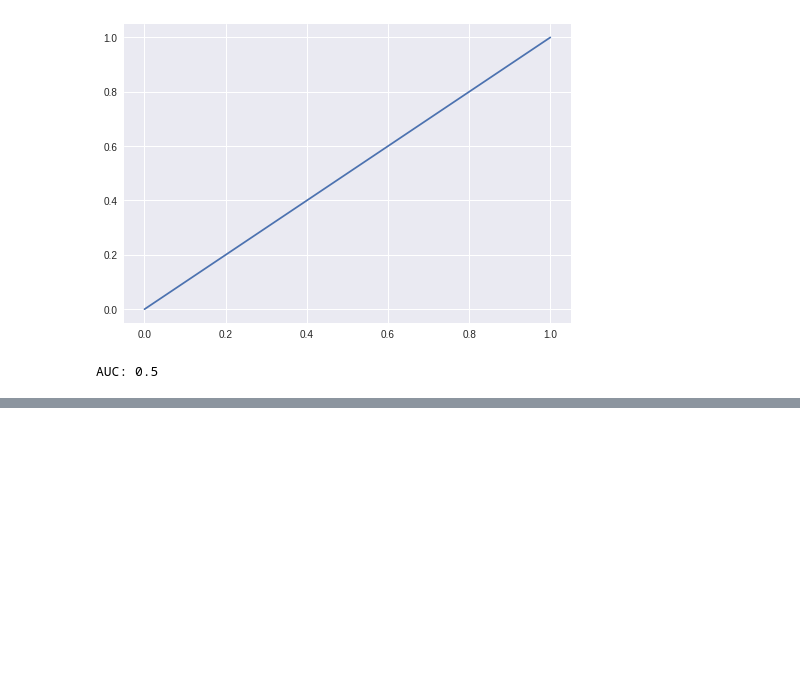
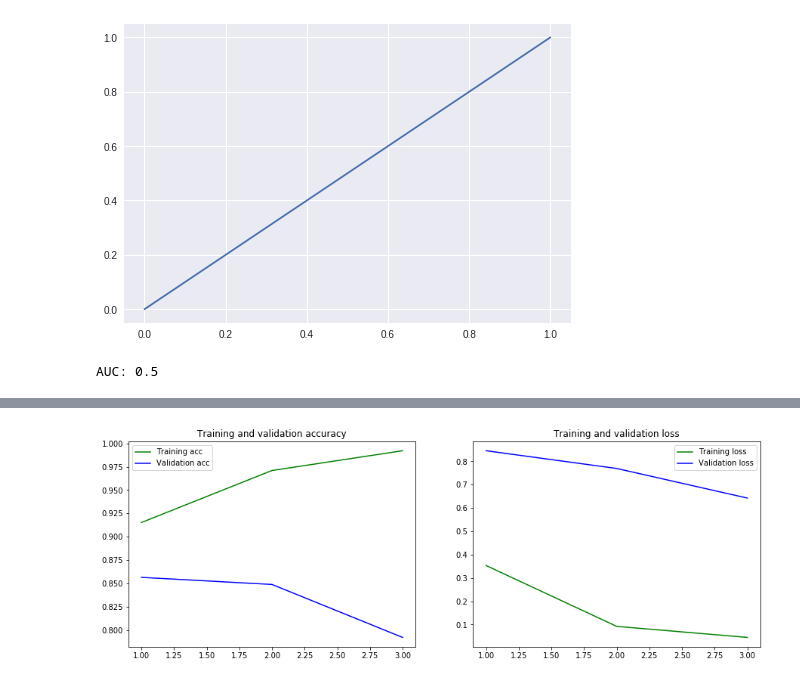
Before and after one commit to montjoile/Meta-learning, a Jupyter notebook: bias_testing.ipynb, the cells around one changed output, grey strips where cells are left out. Drawn from its saved outputs; the diff is of its cells as text; code cells hidden in the pictures; blank space fills up the shorter version.

```diff
--- a/bias_testing.ipynb
+++ b/bias_testing.ipynb
@@ -355,0 +438,2 @@ AUC: 0.5
+# %%
+acc, loss, val_acc, val_loss, acc_eval, loss_eval, actual, predicted, model = experimento_2(df_melanoma)
@@ -355,0 +522,5 @@ AUC: 0.5
+# %%
+#plot training and validation accuracy and loss
+plot_acc_loss(acc, val_acc, loss, val_loss)
+# %% [output]
+[figure, added]
```
Also changed, not shown: parts of 15 cells of this notebook.
